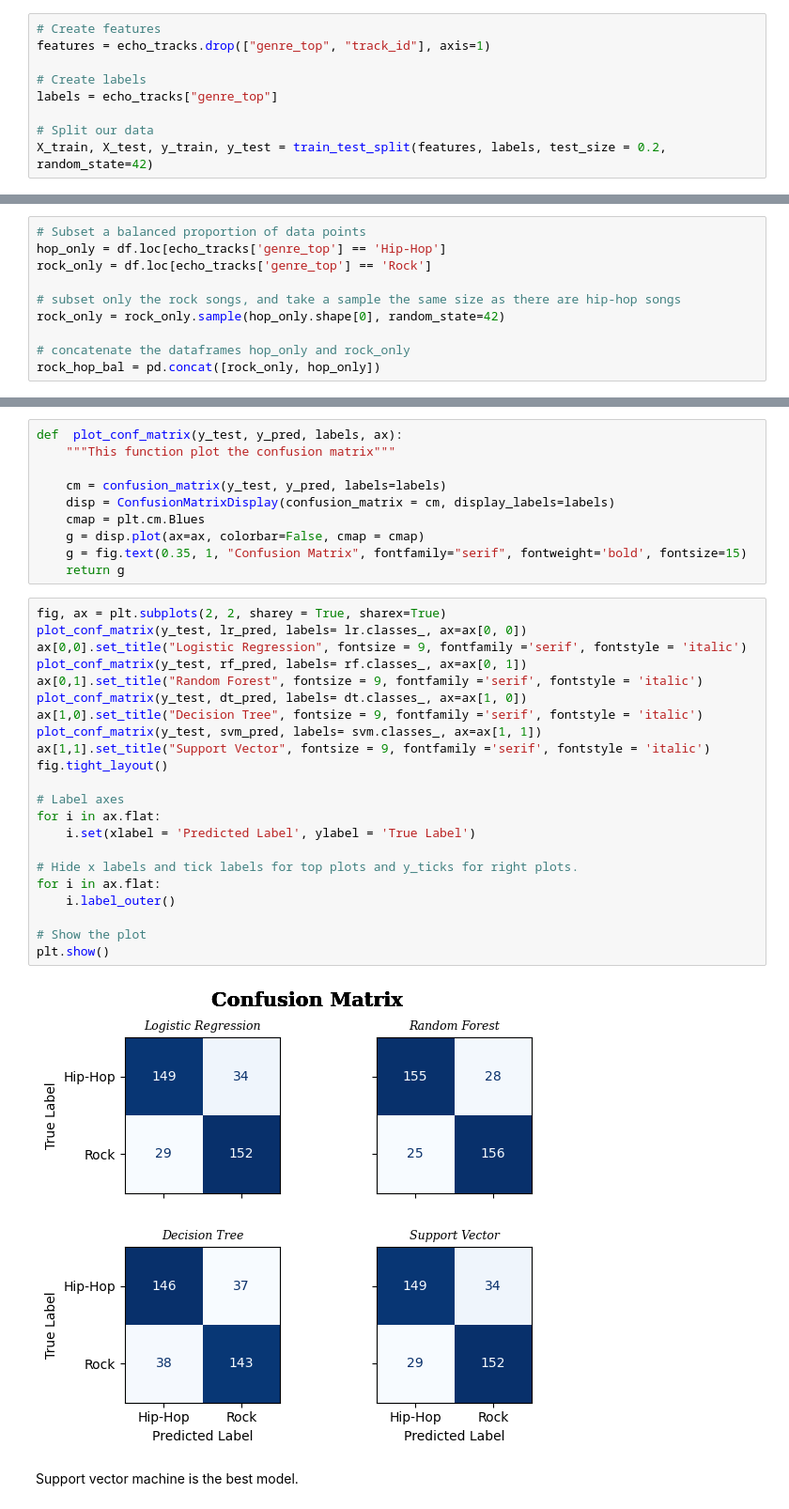
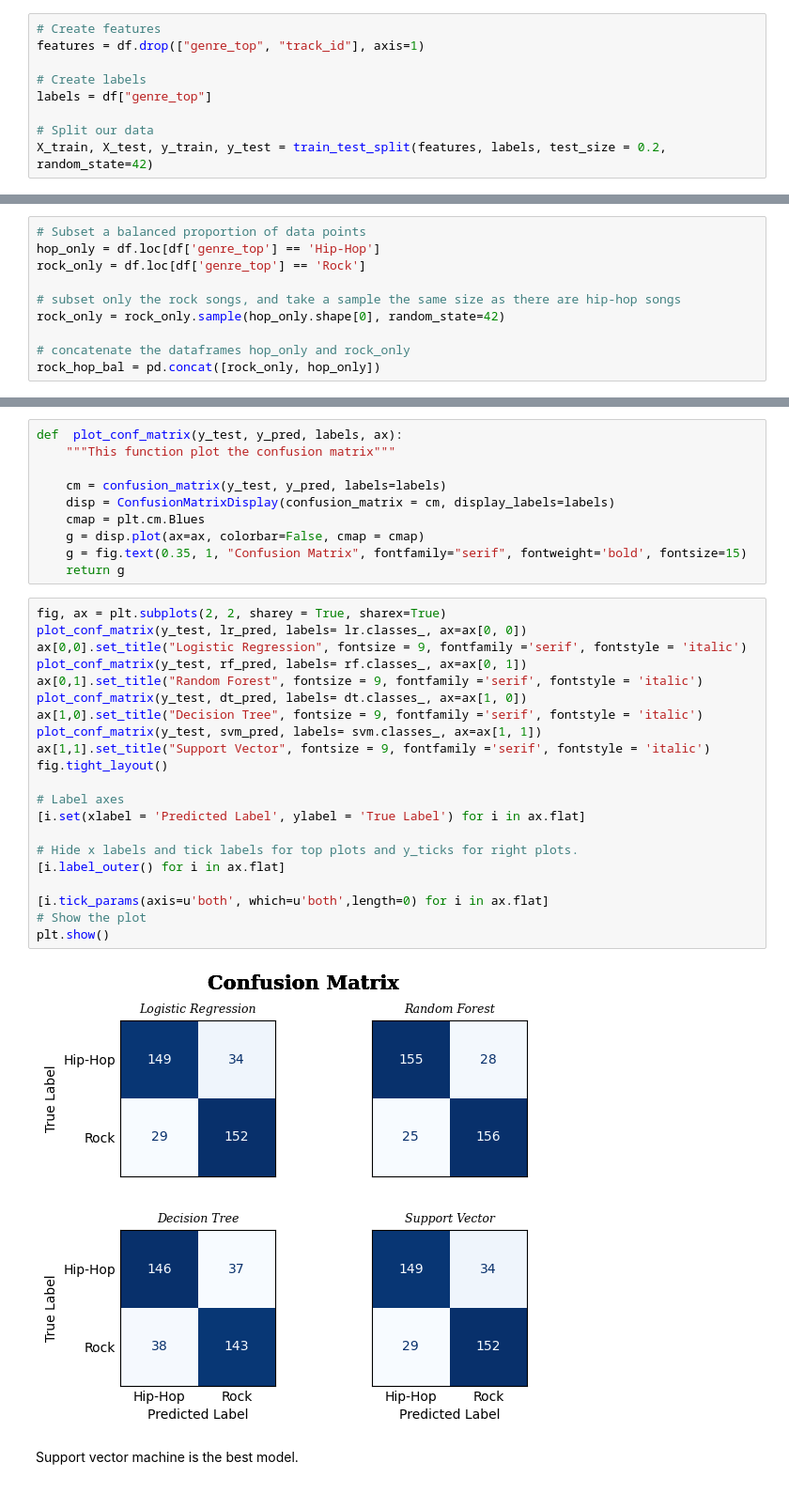
Before and after one commit to primestute/Machine-Learing, a Jupyter notebook: hiphop.ipynb, the cells around one changed output, grey strips where cells are left out. Shown at 94% size. Drawn from its saved outputs; the diff is of its cells as text.

```diff
--- a/hiphop.ipynb
+++ b/hiphop.ipynb
@@ -114,10 +114,10 @@ As mentioned earlier, it can be particularly useful to simplify our models and u
 Once we have split the data into these arrays, we will perform some preprocessing steps to optimize our model development.
 # %%
 # Create features
-features = echo_tracks.drop(["genre_top", "track_id"], axis=1)
+features = df.drop(["genre_top", "track_id"], axis=1)
 
 # Create labels
-labels = echo_tracks["genre_top"]
+labels = df["genre_top"]
 
 # Split our data
 X_train, X_test, y_train, y_test = train_test_split(features, labels, test_size = 0.2, random_state=42)
@@ -294,8 +294,8 @@ Why might this be the case? Well, just by looking at the number of data points w
 To account for this, we can weight the value of a correct classification in each class inversely to the occurrence of data points for each class. Since a correct classification for "Rock" is not more important than a correct classification for "Hip-Hop" (and vice versa), we only need to account for differences in sample size of our data points when weighting our classes here, and not relative importance of each class.
 # %%
 # Subset a balanced proportion of data points
-hop_only = df.loc[echo_tracks['genre_top'] == 'Hip-Hop']
-rock_only = df.loc[echo_tracks['genre_top'] == 'Rock']
+hop_only = df.loc[df['genre_top'] == 'Hip-Hop']
+rock_only = df.loc[df['genre_top'] == 'Rock']
 
 # subset only the rock songs, and take a sample the same size as there are hip-hop songs
 rock_only = rock_only.sample(hop_only.shape[0], random_state=42)
@@ -456,26 +456,25 @@ def  plot_conf_matrix(y_test, y_pred, labels, ax):
 # %%
 fig, ax = plt.subplots(2, 2, sharey = True, sharex=True)
 plot_conf_matrix(y_test, lr_pred, labels= lr.classes_, ax=ax[0, 0])
 ax[0,0].set_title("Logistic Regression", fontsize = 9, fontfamily ='serif', fontstyle = 'italic')
 plot_conf_matrix(y_test, rf_pred, labels= rf.classes_, ax=ax[0, 1])
 ax[0,1].set_title("Random Forest", fontsize = 9, fontfamily ='serif', fontstyle = 'italic')
 plot_conf_matrix(y_test, dt_pred, labels= dt.classes_, ax=ax[1, 0])
 ax[1,0].set_title("Decision Tree", fontsize = 9, fontfamily ='serif', fontstyle = 'italic')
 plot_conf_matrix(y_test, svm_pred, labels= svm.classes_, ax=ax[1, 1])
 ax[1,1].set_title("Support Vector", fontsize = 9, fontfamily ='serif', fontstyle = 'italic')
 fig.tight_layout()
 
 # Label axes
-for i in ax.flat:
-    i.set(xlabel = 'Predicted Label', ylabel = 'True Label')
+[i.set(xlabel = 'Predicted Label', ylabel = 'True Label') for i in ax.flat]
 
 # Hide x labels and tick labels for top plots and y_ticks for right plots.
-for i in ax.flat:
-    i.label_outer()
+[i.label_outer() for i in ax.flat]
 
+[i.tick_params(axis=u'both', which=u'both',length=0) for i in ax.flat]
 # Show the plot
 plt.show()
 # %% [output]
-[figure, old version]
+[figure, new version]
 # %% [markdown]
 Support vector machine is the best model.
```
Also changed, not shown: parts of 2 cells of this notebook.
